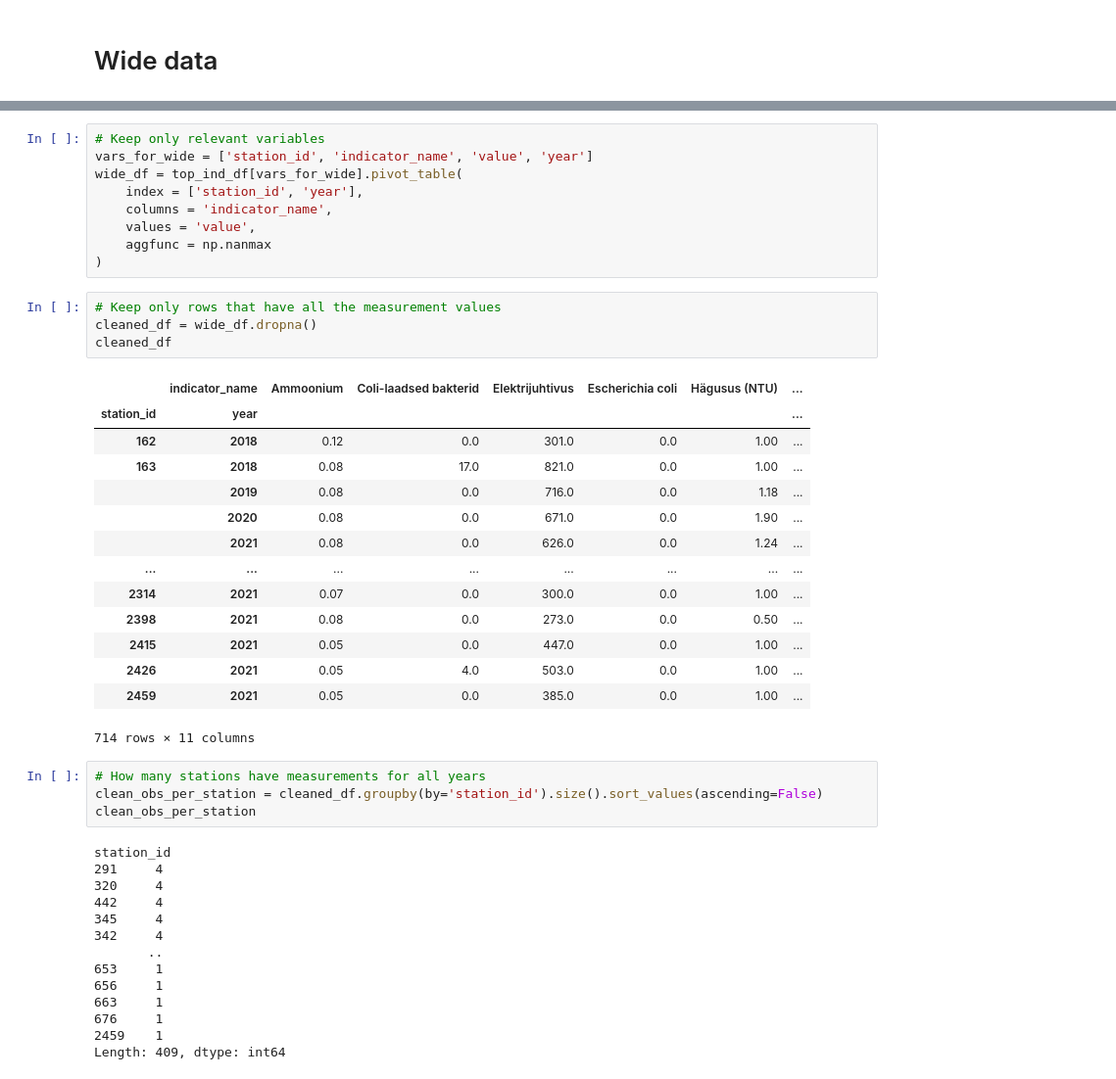
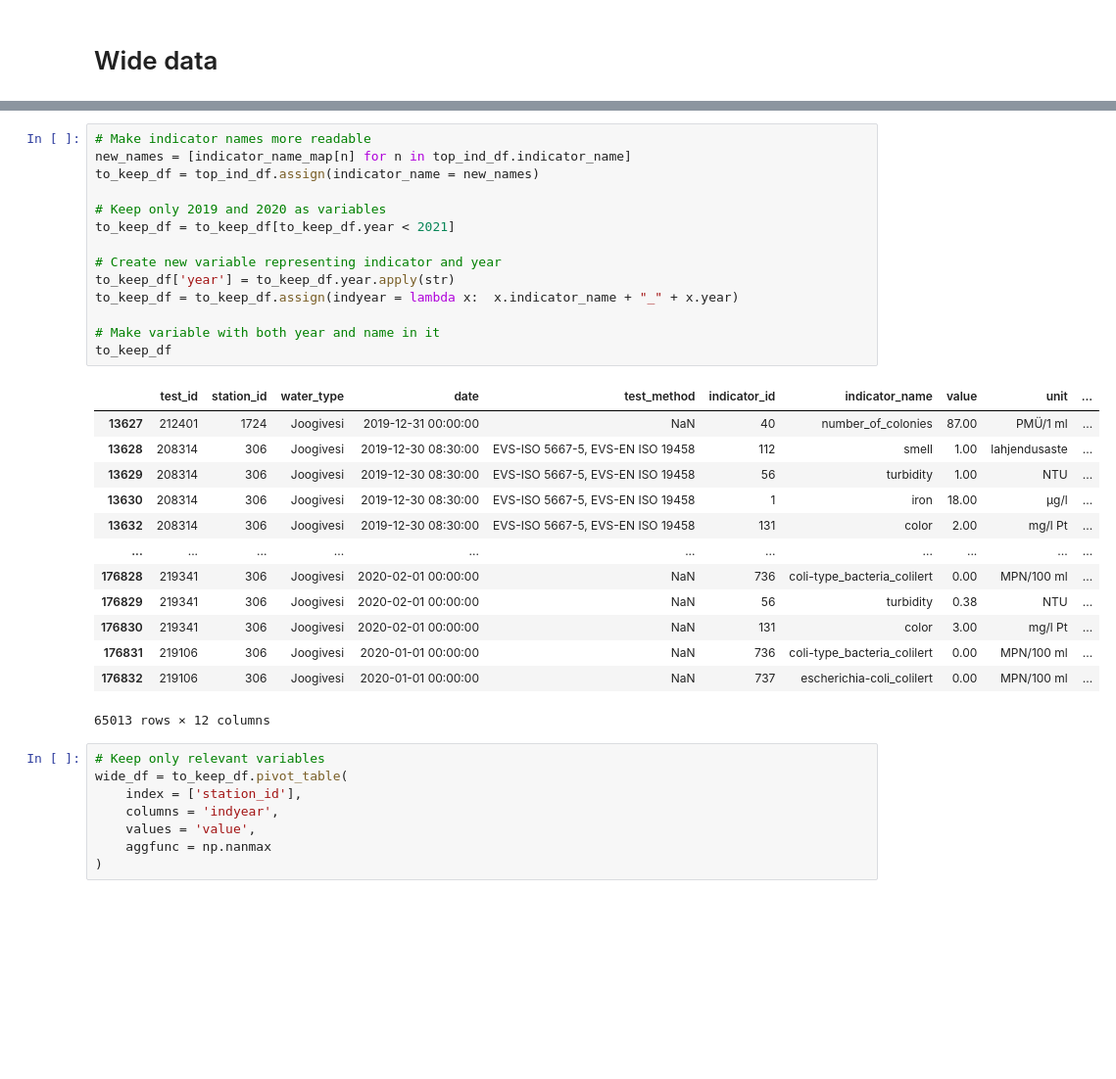
Before and after one commit to kristjan-eljand/andmetalgud, a Jupyter notebook: terviseamet.ipynb, the cells around one changed output, grey strips where cells are left out. Shown at 98% size. Saved outputs shown, nothing was run; the diff lists cells and outputs as text; blank space fills up the shorter version.

```diff
--- a/terviseamet.ipynb
+++ b/terviseamet.ipynb
@@ -148,46 +231,36 @@ See the caveats in the documentation: https://pandas.pydata.org/pandas-docs/stab
+# %%
+# Make indicator names more readable
+new_names = [indicator_name_map[n] for n in top_ind_df.indicator_name]
+to_keep_df = top_ind_df.assign(indicator_name = new_names)
+
+# Keep only 2019 and 2020 as variables
+to_keep_df = to_keep_df[to_keep_df.year < 2021]
+
+# Create new variable representing indicator and year
+to_keep_df['year'] = to_keep_df.year.apply(str)
+to_keep_df = to_keep_df.assign(indyear = lambda x:  x.indicator_name + "_" + x.year)
+
+# Make variable with both year and name in it
+to_keep_df
+# %% [output]
+|  | test_id | station_id | water_type | date | test_method | indicator_id | indicator_name | value | unit | ... |
+| 13627 | 212401 | 1724 | Joogivesi | 2019-12-31 00:00:00 | NaN | 40 | number_of_colonies | 87.00 | PMÜ/1 ml | ... |
+| 13628 | 208314 | 306 | Joogivesi | 2019-12-30 08:30:00 | EVS-ISO 5667-5, EVS-EN ISO 19458 | 112 | smell | 1.00 | lahjendusaste | ... |
+| 13629 | 208314 | 306 | Joogivesi | 2019-12-30 08:30:00 | EVS-ISO 5667-5, EVS-EN ISO 19458 | 56 | turbidity | 1.00 | NTU | ... |
+| 13630 | 208314 | 306 | Joogivesi | 2019-12-30 08:30:00 | EVS-ISO 5667-5, EVS-EN ISO 19458 | 1 | iron | 18.00 | µg/l | ... |
+| 13632 | 208314 | 306 | Joogivesi | 2019-12-30 08:30:00 | EVS-ISO 5667-5, EVS-EN ISO 19458 | 131 | color | 2.00 | mg/l Pt | ... |
+| ... | ... | ... | ... | ... | ... | ... | ... | ... | ... | ... |
+| 176828 | 219341 | 306 | Joogivesi | 2020-02-01 00:00:00 | NaN | 736 | coli-type_bacteria_colilert | 0.00 | MPN/100 ml | ... |
+| 176829 | 219341 | 306 | Joogivesi | 2020-02-01 00:00:00 | NaN | 56 | turbidity | 0.38 | NTU | ... |
+| 176830 | 219341 | 306 | Joogivesi | 2020-02-01 00:00:00 | NaN | 131 | color | 3.00 | mg/l Pt | ... |
+| 176831 | 219106 | 306 | Joogivesi | 2020-01-01 00:00:00 | NaN | 736 | coli-type_bacteria_colilert | 0.00 | MPN/100 ml | ... |
+| 176832 | 219106 | 306 | Joogivesi | 2020-01-01 00:00:00 | NaN | 737 | escherichia-coli_colilert | 0.00 | MPN/100 ml | ... |
+65013 rows × 12 columns
 # %%
 # Keep only relevant variables
-vars_for_wide = ['station_id', 'indicator_name', 'value', 'year']
-wide_df = top_ind_df[vars_for_wide].pivot_table(
-    index = ['station_id', 'year'],
-    columns = 'indicator_name',
+wide_df = to_keep_df.pivot_table(
+    index = ['station_id'],
+    columns = 'indyear',
     values = 'value',
     aggfunc = np.nanmax
 )
-# %%
-# Keep only rows that have all the measurement values
-cleaned_df = wide_df.dropna()
-cleaned_df
-# %% [output]
-|  | indicator_name | Ammoonium | Coli-laadsed bakterid | Elektrijuhtivus | Escherichia coli | Hägusus (NTU) | ... |
-| station_id | year |  |  |  |  |  | ... |
-| 162 | 2018 | 0.12 | 0.0 | 301.0 | 0.0 | 1.00 | ... |
-| 163 | 2018 | 0.08 | 17.0 | 821.0 | 0.0 | 1.00 | ... |
-|  | 2019 | 0.08 | 0.0 | 716.0 | 0.0 | 1.18 | ... |
-|  | 2020 | 0.08 | 0.0 | 671.0 | 0.0 | 1.90 | ... |
-|  | 2021 | 0.08 | 0.0 | 626.0 | 0.0 | 1.24 | ... |
-| ... | ... | ... | ... | ... | ... | ... | ... |
-| 2314 | 2021 | 0.07 | 0.0 | 300.0 | 0.0 | 1.00 | ... |
-| 2398 | 2021 | 0.08 | 0.0 | 273.0 | 0.0 | 0.50 | ... |
-| 2415 | 2021 | 0.05 | 0.0 | 447.0 | 0.0 | 1.00 | ... |
-| 2426 | 2021 | 0.05 | 4.0 | 503.0 | 0.0 | 1.00 | ... |
-| 2459 | 2021 | 0.05 | 0.0 | 385.0 | 0.0 | 1.00 | ... |
-714 rows × 11 columns
-# %%
-# How many stations have measurements for all years
-clean_obs_per_station = cleaned_df.groupby(by='station_id').size().sort_values(ascending=False)
-clean_obs_per_station
-# %% [output]
-station_id
-291     4
-320     4
-442     4
-345     4
-342     4
-       ..
-653     1
-656     1
-663     1
-676     1
-2459    1
-Length: 409, dtype: int64
```
Also changed, not shown: parts of 24 cells of this notebook, 4 other files.
